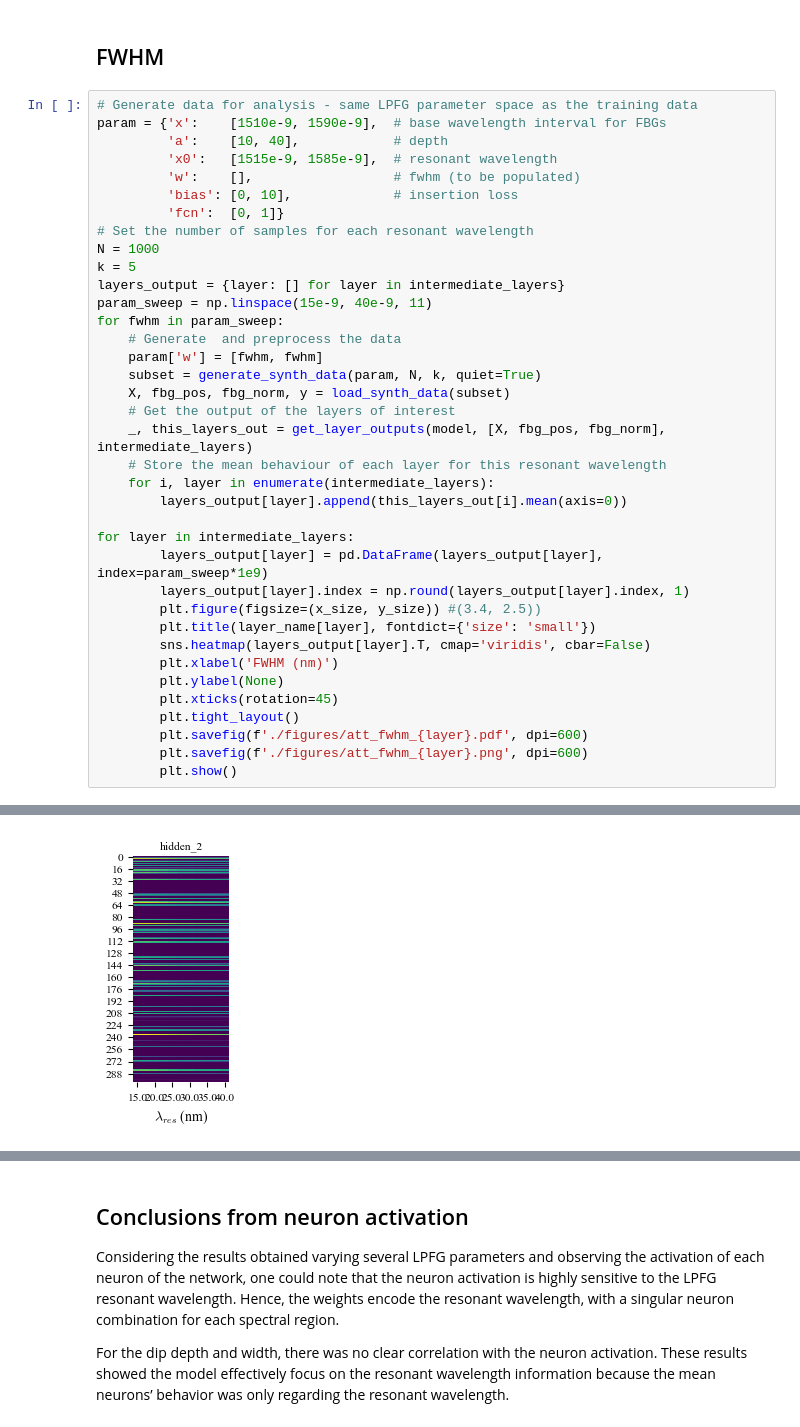
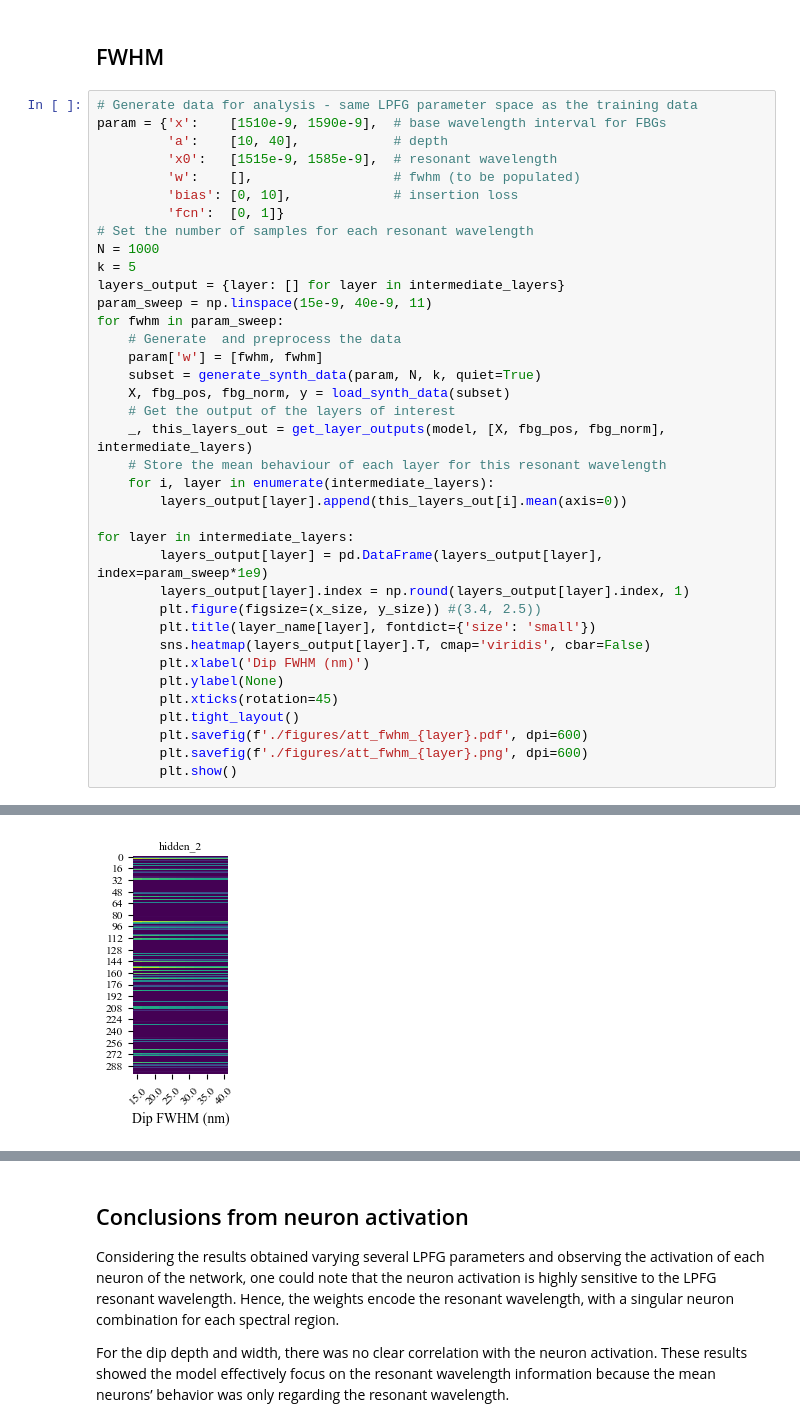
Before and after one commit to felipebarino/lpfg_demodulation_supplementary, a Jupyter notebook: 2 - Exploring the model.ipynb, the cells around one changed output, grey strips where cells are left out. Saved outputs shown, nothing was run; the diff lists cells and outputs as text.

Commit message:
figure organization

```diff
--- a/2 - Exploring the model.ipynb
+++ b/2 - Exploring the model.ipynb
@@ -221,7 +226,7 @@ for layer in intermediate_layers:
         plt.figure(figsize=(x_size, y_size)) #(3.4, 2.5))
         plt.title(layer_name[layer], fontdict={'size': 'small'})
         sns.heatmap(layers_output[layer].T, cmap='viridis', cbar=False)
-        plt.xlabel('FWHM (nm)')
+        plt.xlabel('Dip FWHM (nm)')
         plt.ylabel(None)
         plt.xticks(rotation=45)
         plt.tight_layout()
@@ -233 +238 @@ for layer in intermediate_layers:
-[figure, old version]
+[figure, new version]
```
Also changed, not shown: parts of 3 cells of this notebook, 4 other files.
